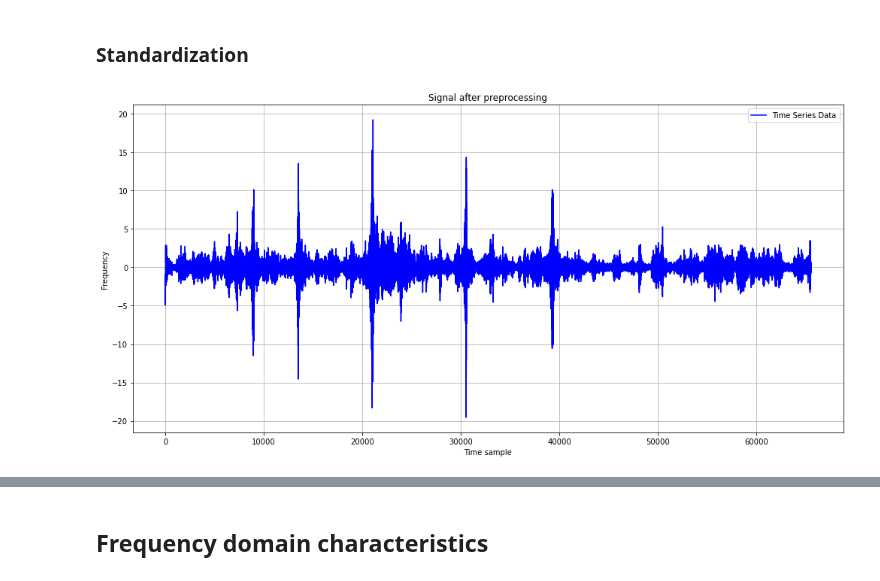
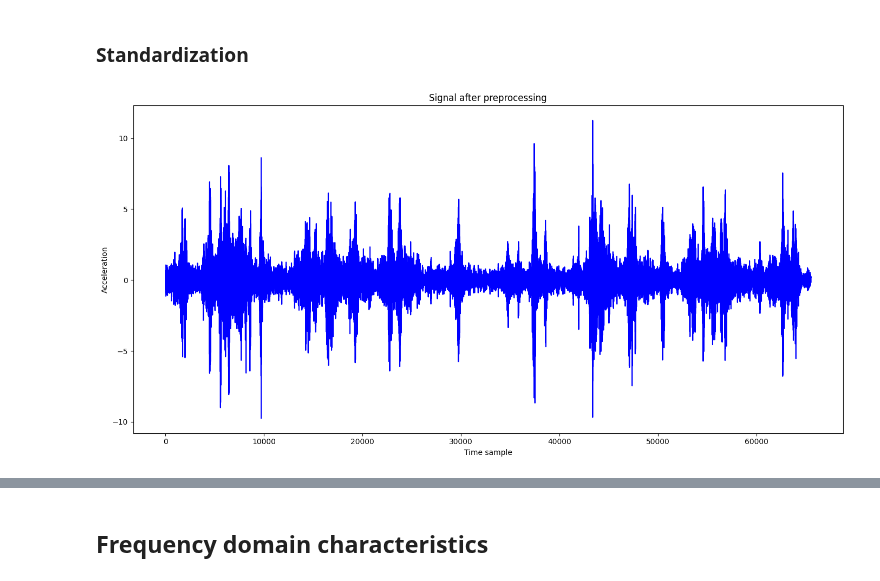
Before and after one commit to AmroAbdrabo/application-of-online-anomaly-detection-using-one-class-classification-to-z24, a Jupyter notebook: exploratory_data_analysis.ipynb, the cells around one changed output, grey strips where cells are left out. Saved outputs shown, nothing was run; the diff lists cells and outputs as text; code cells hidden in the pictures.

```diff
--- a/exploratory_data_analysis.ipynb
+++ b/exploratory_data_analysis.ipynb
@@ -63,4 +112,5 @@ len(signals)
 ## Sample visualization for one signal
 # %%
 ## sampling rate of 100 Hz at 65,536 samples
-avt = loadmat('./data/03/avt/03setup09.mat')
+avt = loadmat('./data/03/avt/03setup01.mat')
+print(type(avt['data'].transpose()[0]))
@@ -162,20 +191,18 @@ def standardize_signal(signal):
     standard_signal = (signal - mean_signal) / std_signal
     return standard_signal
 # %%
-def preprocess(signal):
+def preprocess(signal): # type: ignore
     low = 1
     high  = 30
     sample_rate = 100
-    return standardize_signal(detrended_signal(bandpass_filter(remove_dc_component(signal), low, high, sample_rate)))
+    return standardize_signal(bandpass_filter(remove_dc_component(detrended_signal(signal)), low, high, sample_rate))
 # %%
 plt.figure(figsize=(14,7))
 plt.plot(preprocess(avt_data[29]), label='Time Series Data', color='blue')
 plt.title('Signal after preprocessing')
 plt.xlabel('Time sample')
-plt.ylabel('Frequency')
-plt.legend()
-plt.grid(True)
+plt.ylabel('Acceleration')
 plt.tight_layout()
 plt.show()
 # %% [output]
-[figure, old version]
+[figure, new version]
```
Also changed, not shown: parts of 43 cells of this notebook, 1 other file.
